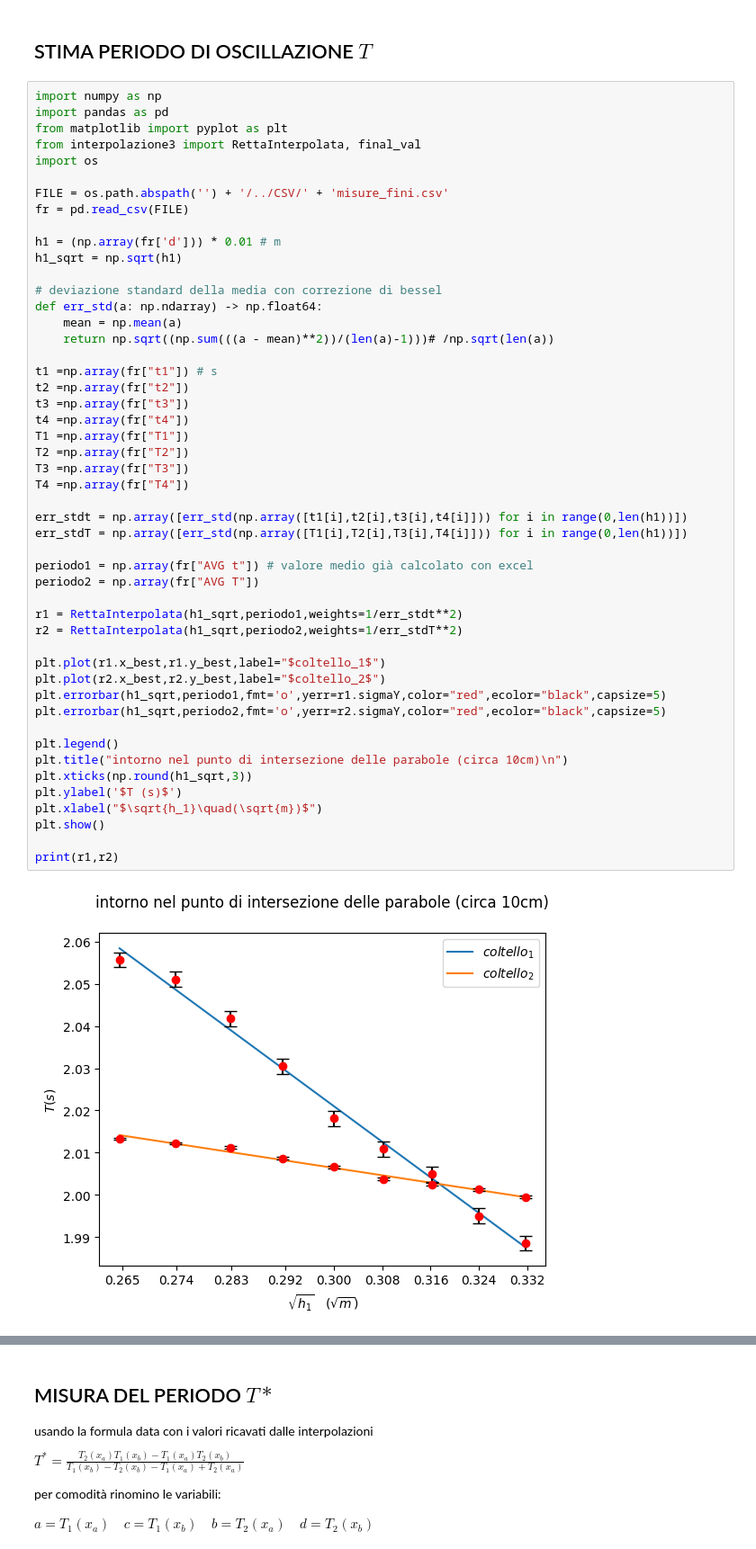
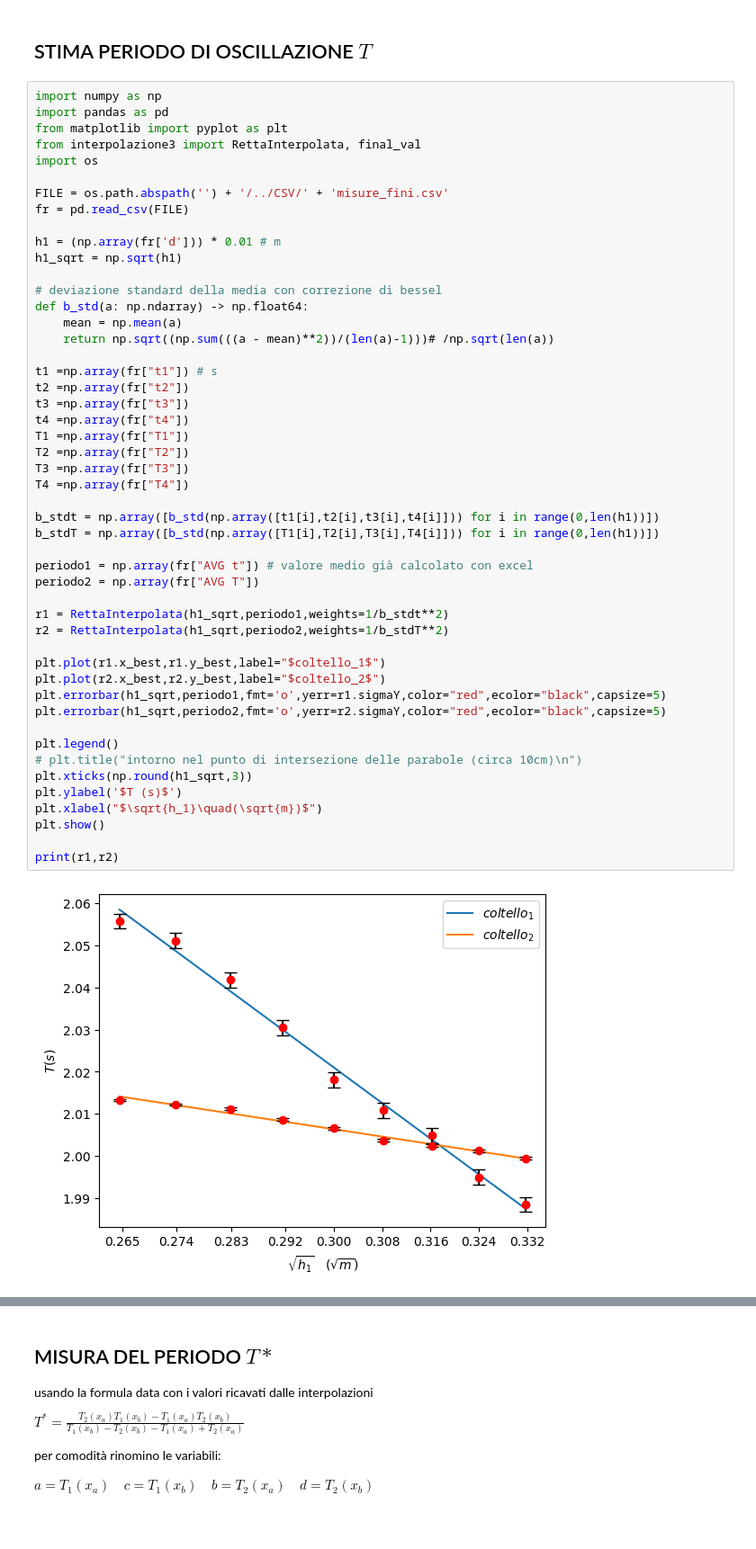
Before and after one commit to CarminatiGiovanni/LaboratorioFisica1, a Jupyter notebook: 04_KATER/PYTHON/stima_T.ipynb, the cells around one changed output, grey strips where cells are left out. Shown: that part at 90% size. Cells and saved outputs as stored; diff of their text form; blank space fills up the shorter version.

Commit message:
stima del periodo di oscillazione

```diff
--- a/04_KATER/PYTHON/stima_T.ipynb
+++ b/04_KATER/PYTHON/stima_T.ipynb
@@ -14,43 +14,43 @@ h1 = (np.array(fr['d'])) * 0.01 # m
 h1_sqrt = np.sqrt(h1)
 
 # deviazione standard della media con correzione di bessel
-def err_std(a: np.ndarray) -> np.float64:
+def b_std(a: np.ndarray) -> np.float64:
     mean = np.mean(a)
     return np.sqrt((np.sum(((a - mean)**2))/(len(a)-1)))# /np.sqrt(len(a))
 
 t1 =np.array(fr["t1"]) # s
 t2 =np.array(fr["t2"])
 t3 =np.array(fr["t3"])
 t4 =np.array(fr["t4"])
 T1 =np.array(fr["T1"])
 T2 =np.array(fr["T2"])
 T3 =np.array(fr["T3"])
 T4 =np.array(fr["T4"])
 
-err_stdt = np.array([err_std(np.array([t1[i],t2[i],t3[i],t4[i]])) for i in range(0,len(h1))])
-err_stdT = np.array([err_std(np.array([T1[i],T2[i],T3[i],T4[i]])) for i in range(0,len(h1))])
+b_stdt = np.array([b_std(np.array([t1[i],t2[i],t3[i],t4[i]])) for i in range(0,len(h1))])
+b_stdT = np.array([b_std(np.array([T1[i],T2[i],T3[i],T4[i]])) for i in range(0,len(h1))])
 
 periodo1 = np.array(fr["AVG t"]) # valore medio già calcolato con excel
 periodo2 = np.array(fr["AVG T"])
 
-r1 = RettaInterpolata(h1_sqrt,periodo1,weights=1/err_stdt**2)
-r2 = RettaInterpolata(h1_sqrt,periodo2,weights=1/err_stdT**2)
+r1 = RettaInterpolata(h1_sqrt,periodo1,weights=1/b_stdt**2)
+r2 = RettaInterpolata(h1_sqrt,periodo2,weights=1/b_stdT**2)
 
 plt.plot(r1.x_best,r1.y_best,label="$coltello_1$")
 plt.plot(r2.x_best,r2.y_best,label="$coltello_2$")
 plt.errorbar(h1_sqrt,periodo1,fmt='o',yerr=r1.sigmaY,color="red",ecolor="black",capsize=5)
 plt.errorbar(h1_sqrt,periodo2,fmt='o',yerr=r2.sigmaY,color="red",ecolor="black",capsize=5)
 
 plt.legend()
-plt.title("intorno nel punto di intersezione delle parabole (circa 10cm)\n")
+# plt.title("intorno nel punto di intersezione delle parabole (circa 10cm)\n")
 plt.xticks(np.round(h1_sqrt,3))
 plt.ylabel('$T (s)$')
 plt.xlabel("$\sqrt{h_1}\quad(\sqrt{m})$")
 plt.show()
 
 print(r1,r2)
 # %% [output]
-[figure, old version]
+[figure, new version]
 linearità A + BX
 
 A: 2.337602491312939
```
Also changed, not shown: parts of 2 cells of this notebook, 2 other files.
